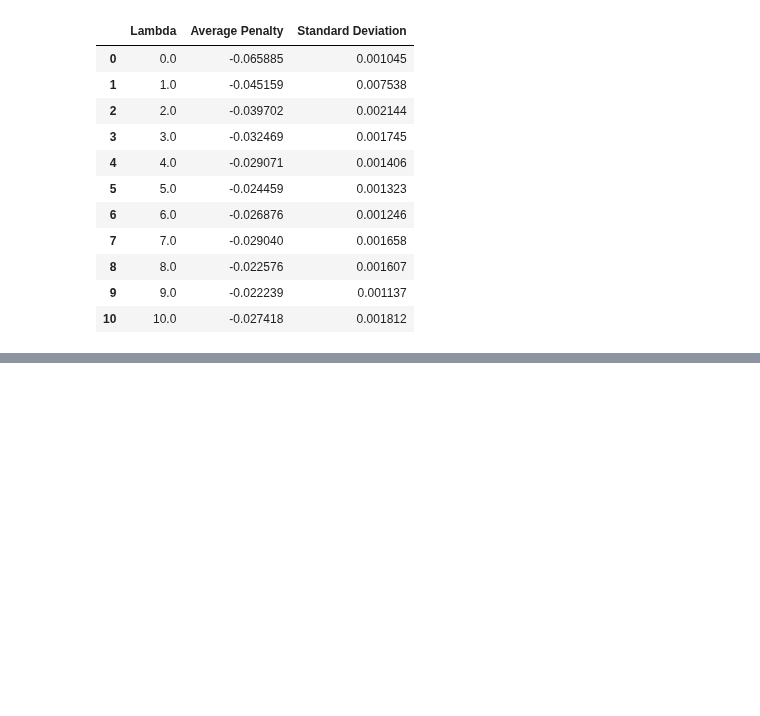
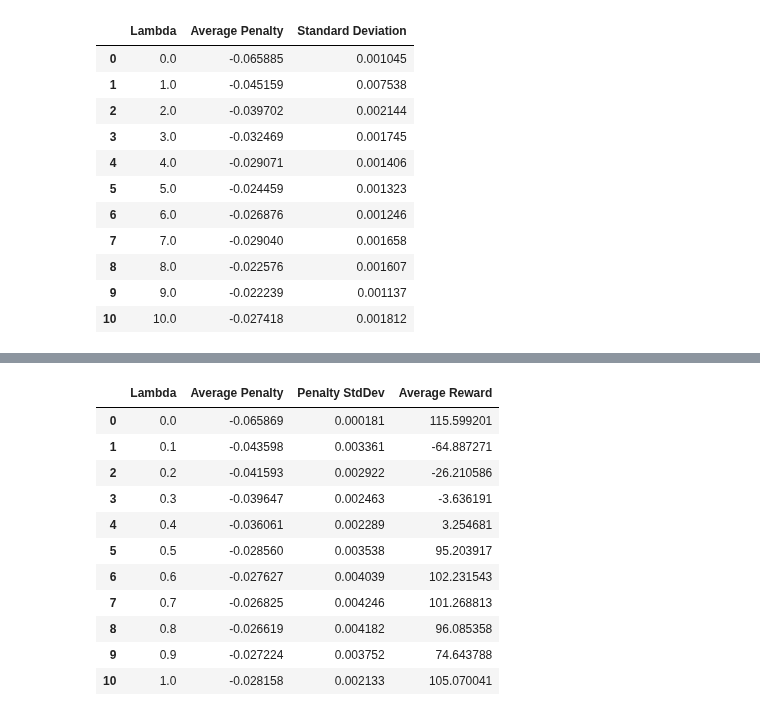
Before and after one commit to harrya32/HTI, a Jupyter notebook: DTR-Bench/results_formatting.ipynb, the cells around one changed output, grey strips where cells are left out. Cells and saved outputs as stored; diff of their text form; code cells hidden in the pictures; blank space fills up the shorter version.

```diff
--- a/DTR-Bench/results_formatting.ipynb
+++ b/DTR-Bench/results_formatting.ipynb
@@ -190,10 +190,10 @@ Wasserstein distance between agent_data[0, :, 7:] and agent_data[1, :, 7:]: 0.94
 # NK Penalties
 # %%
 true = pd.read_csv('nk_penalty_plots/nk_penalty_data.csv')
-ours = pd.read_csv('surrogate_plots/learned_w_potential/surrogate_results_learned_w_potential.csv')
-nlot = pd.read_csv('surrogate_plots/learned_no_potential/surrogate_results_learned_no_potential.csv')
+ours = pd.read_csv('surrogate_plots/learned_w_potential/surrogate_results_learned_w_potential_5.csv')
+nlot = pd.read_csv('surrogate_plots/learned_no_potential/surrogate_results_learned_no_potential_5.csv')
 eucl = pd.read_csv('surrogate_plots/eucl_no_potential/surrogate_results_eucl_no_potential.csv')
-eucl_w_potential = pd.read_csv('surrogate_plots/eucl_w_potential/surrogate_results_eucl_w_potential.csv')
+eucl_w_potential = pd.read_csv('surrogate_plots/eucl_w_potential/surrogate_results_eucl_w_potential_3.csv')
 # %%
 # Calculate average absolute difference between true data and each surrogate model
 diff_ours = abs(true['Average Penalty'] - ours['Average Penalty']).mean()
@@ -240,0 +269,15 @@ true
+# %%
+ours
+# %% [output]
+|  | Lambda | Average Penalty | Penalty StdDev | Average Reward |
+| 0 | 0.0 | -0.065869 | 0.000181 | 115.599201 |
+| 1 | 0.1 | -0.043598 | 0.003361 | -64.887271 |
+| 2 | 0.2 | -0.041593 | 0.002922 | -26.210586 |
+| 3 | 0.3 | -0.039647 | 0.002463 | -3.636191 |
+| 4 | 0.4 | -0.036061 | 0.002289 | 3.254681 |
+| 5 | 0.5 | -0.028560 | 0.003538 | 95.203917 |
+| 6 | 0.6 | -0.027627 | 0.004039 | 102.231543 |
+| 7 | 0.7 | -0.026825 | 0.004246 | 101.268813 |
+| 8 | 0.8 | -0.026619 | 0.004182 | 96.085358 |
+| 9 | 0.9 | -0.027224 | 0.003752 | 74.643788 |
+| 10 | 1.0 | -0.028158 | 0.002133 | 105.070041 |
```
Also changed, not shown: parts of 5 cells of this notebook, 47 other files.
